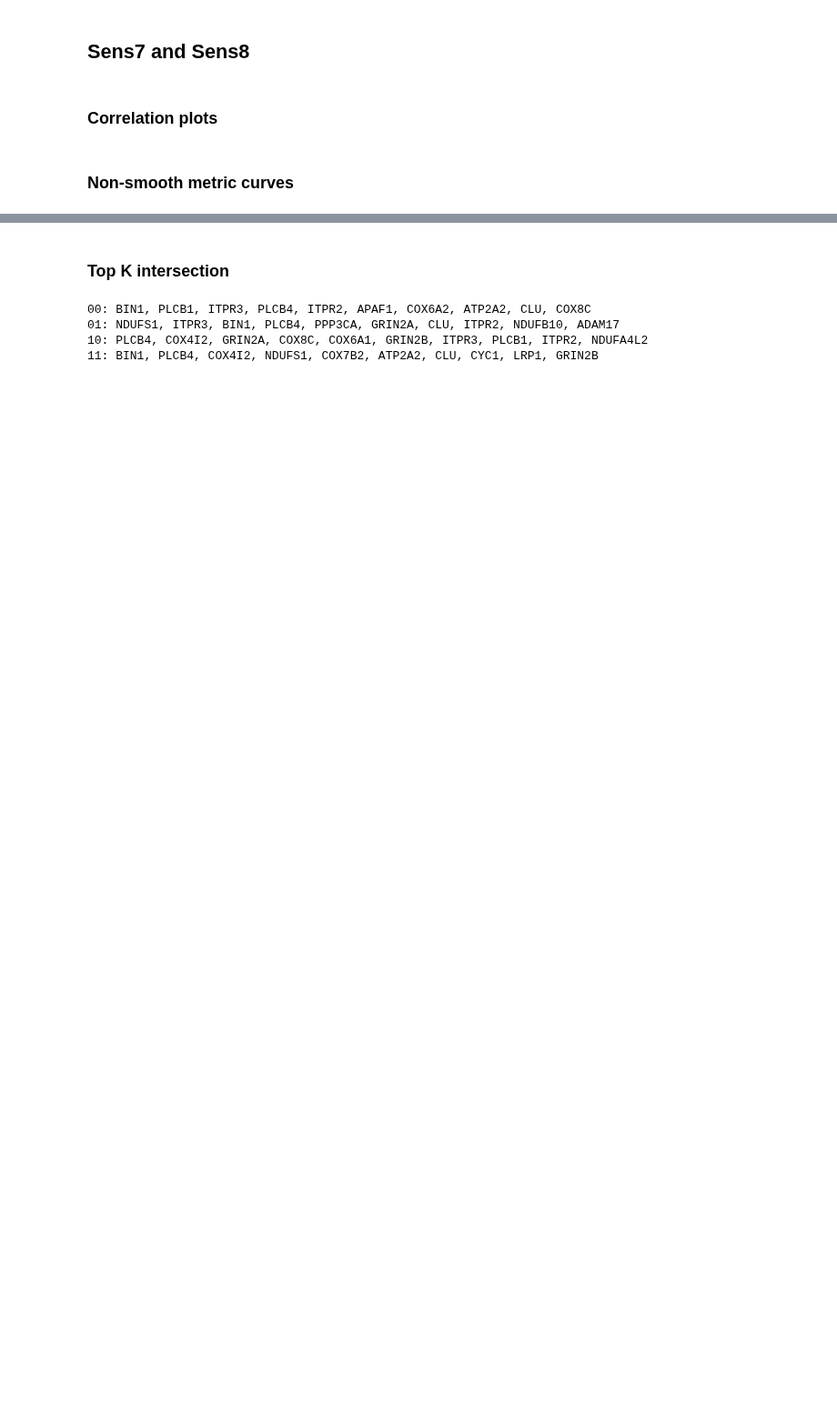
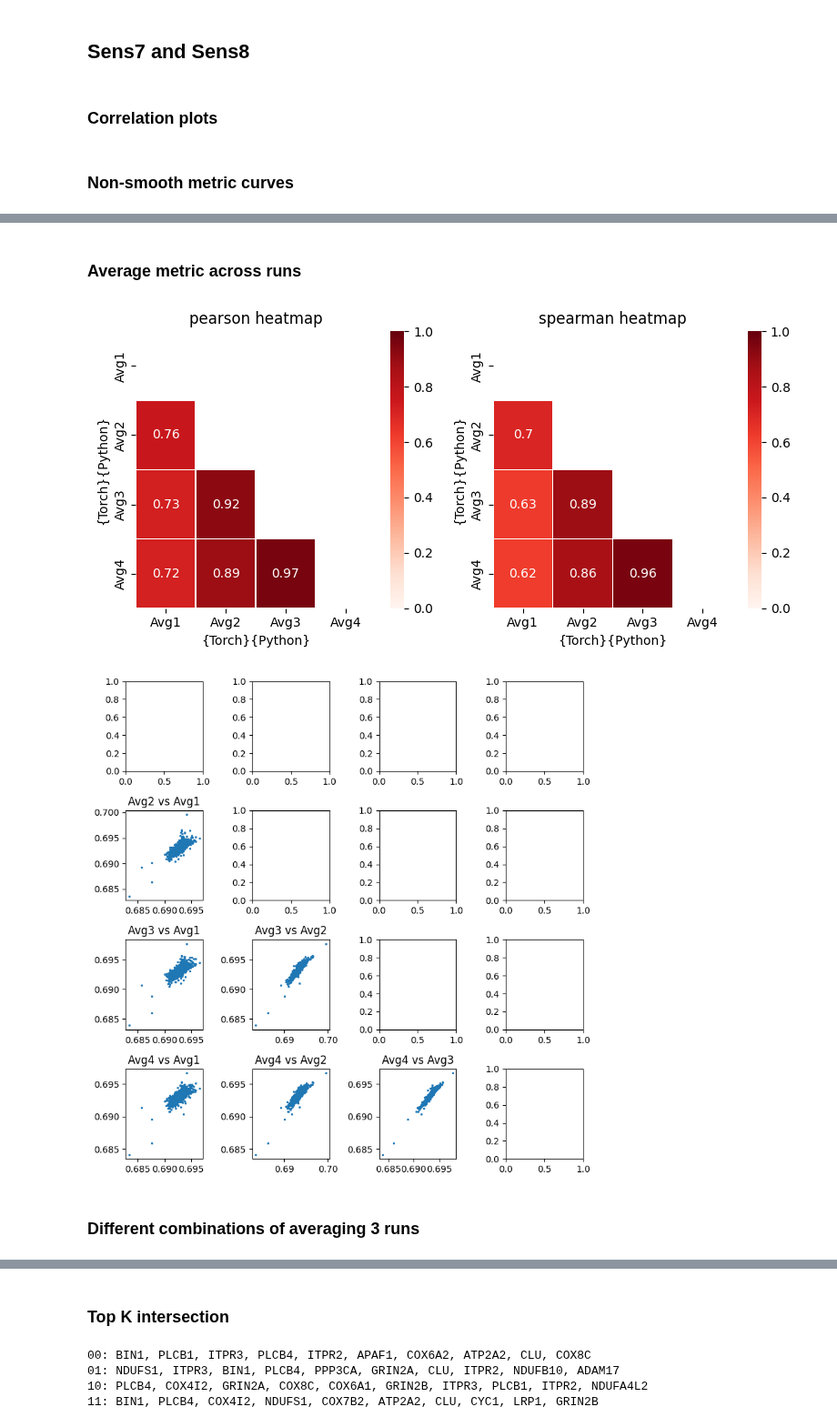
Before and after one commit to titoghose/GWANN, a Jupyter notebook: Code_AD/sensitivity_plots.ipynb, the cells around one changed output, grey strips where cells are left out. Shown at 91% size. Drawn from its saved outputs; the diff is of its cells as text; code cells hidden in the pictures; blank space fills up the shorter version.

Commit message:
Plots for multiple runs of Sensv6.

```diff
--- a/Code_AD/sensitivity_plots.ipynb
+++ b/Code_AD/sensitivity_plots.ipynb
@@ -7,3 +9,0 @@ from scipy.stats import rankdata, pearsonr, spearmanr
-# %%
-met = np.load('/home/upamanyu/GWANN/Code_AD/NN_Logs/MATERNAL_MARIONI_CovSens6.1_GroupAttention_[64,32,16]_Dr_0.5_LR:0.0001_BS:256_Optim:adam/BCR/training_metrics.npz')
-cm = met['agg_conf_mat'][0]
@@ -542,7 +528,7 @@ def corr_plots(comb_df, fig_size1=(8, 4), fig_size2=(8, 8)):
                 x = df[cols[i]]
                 y = df[cols[j]]
 
-                axes[j,i].scatter(x, y, s=2)
+                axes[j,i].scatter(x, y, s=2, alpha=0.15)
                 axes[j,i].set_title(cols[j] + " vs " + cols[i])
     fig2.tight_layout()
 
@@ -553,0 +538,19 @@ def corr_plots(comb_df, fig_size1=(8, 4), fig_size2=(8, 8)):
+# %%
+grp_size = 10
+tseeds = [163, 712, 4250, 0]
+rseeds = [163, 712, 4250, 0]
+comb_df = pd.DataFrame(columns=['Gene'])
+for tseed, rseed in zip(tseeds, rseeds):
+    exp_name = f'Sens8_{tseed}{rseed}_GS{grp_size}_v6'
+    exp_folder = f'./NN_Logs/FH_AD_Chr{exp_name}_GWANNet5_[32,16]_Dr_0.5_LR:0.005_BS:256_Optim:adam'
+    summ_df = pd.read_csv(f'{exp_folder}/FH_AD_Chr{exp_name}_2500bp_summary.csv')
+    # summ_df = process_df(summ_df)
+    summ_df.set_index('Gene', inplace=True)
+    if len(comb_df) == 0:
+        comb_df['Gene'] = summ_df.index.values
+    comb_df[f'{tseed}{rseed}'] = summ_df.loc[comb_df['Gene']]['Loss'].values
+comb_df.set_index('Gene', inplace=True)
+comb_df = comb_df.loc[~ (comb_df.index.str.contains('APOE') |
+                            comb_df.index.str.contains('APOC1') |
+                            comb_df.index.str.contains('TOMM40') |
+                            comb_df.index.str.contains('BCAM')) ]
@@ -553,0 +565,17 @@ def corr_plots(comb_df, fig_size1=(8, 4), fig_size2=(8, 8)):
+# %% [markdown]
+### Average metric across runs
+# %%
+comb_df['Avg1'] = np.mean(comb_df.values[:, 3:4], axis=1)
+comb_df['Avg2'] = np.mean(comb_df.values[:, 2:4], axis=1)
+comb_df['Avg3'] = np.mean(comb_df.values[:, 1:4], axis=1)
+comb_df['Avg4'] = np.mean(comb_df.values[:, 0:4], axis=1)
+# %%
+fig1, fig2 = corr_plots(comb_df[['Avg1', 'Avg2', 'Avg3', 'Avg4']])
+display(fig1, fig2)
+plt.close()
+plt.close()
+# %% [output]
+[figure, added]
+[figure, added]
+# %% [markdown]
+### Different combinations of averaging 3 runs
```
Also changed, not shown: parts of 17 cells of this notebook, 4 other files.
